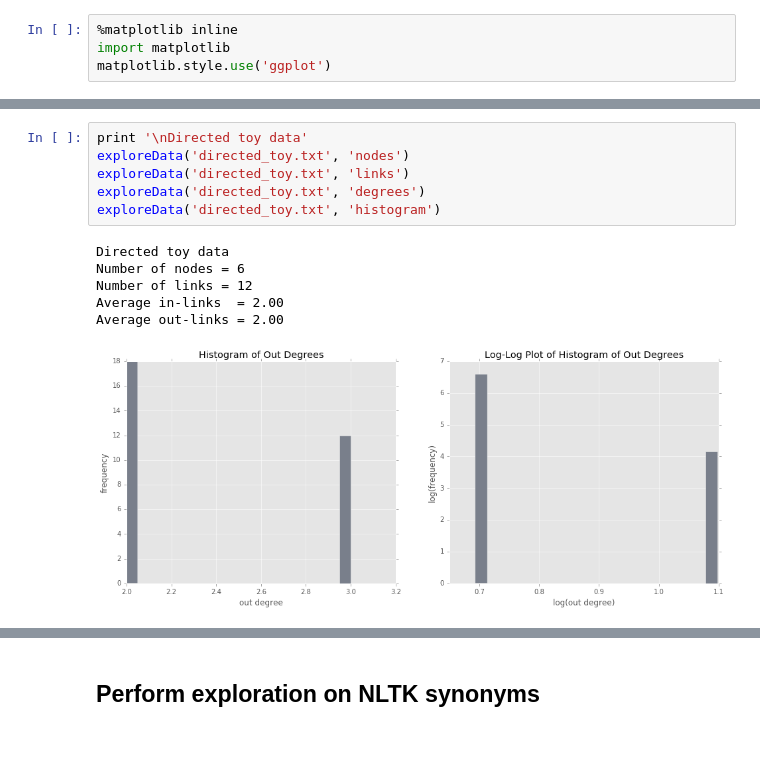
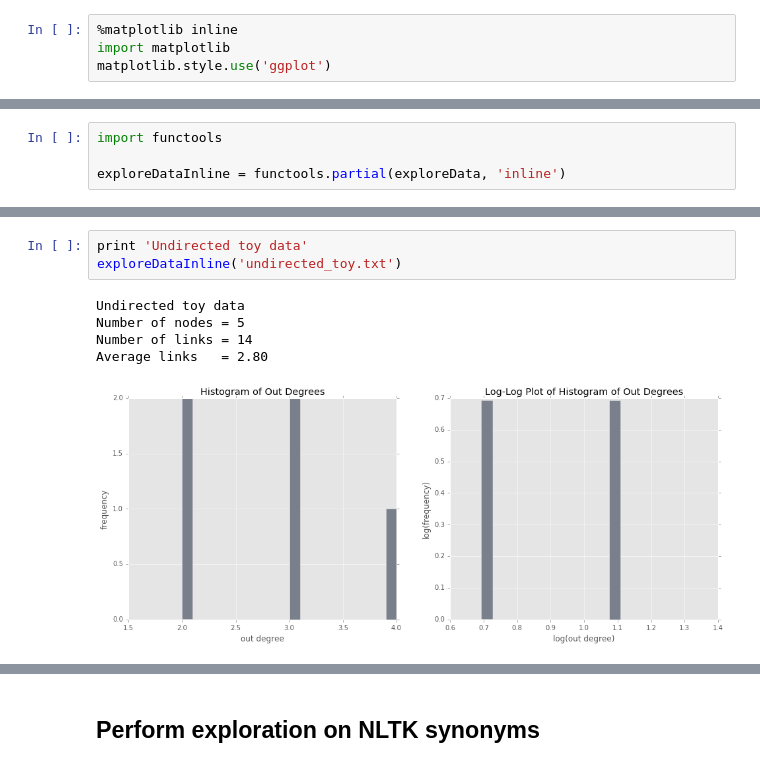
Before and after one commit to mseltz/W261-Fall2016, a Jupyter notebook: Week07/MIDS-W261-2016-HWK-Week07-DangSeltzer.ipynb, the cells around one changed output, grey strips where cells are left out. Cells and saved outputs as stored; diff of their text form.

Commit message:
Simplify data exploration code Switch to Hadoop instead of EMR for verification

```diff
--- a/Week07/MIDS-W261-2016-HWK-Week07-DangSeltzer.ipynb
+++ b/Week07/MIDS-W261-2016-HWK-Week07-DangSeltzer.ipynb
@@ -494,3 +431,7 @@ def exploreData(filename, exploreType):
+# %%
+import functools
+
+exploreDataInline = functools.partial(exploreData, 'inline')
 # %% [markdown]
 ## Test exploration on toy data sets
 
@@ -523,13 +451,9 @@ Average out-links = 2.80
-# %%
-print '\nDirected toy data'
-exploreData('directed_toy.txt', 'nodes')
-exploreData('directed_toy.txt', 'links')
-exploreData('directed_toy.txt', 'degrees')
-exploreData('directed_toy.txt', 'histogram')
-# %% [output]
-Directed toy data
-Number of nodes = 6
-Number of links = 12
-Average in-links  = 2.00
-Average out-links = 2.00
-[figure, removed]
+# %%
+print 'Undirected toy data'
+exploreDataInline('undirected_toy.txt')
+# %% [output]
+Undirected toy data
+Number of nodes = 5
+Number of links = 14
+Average links   = 2.80
+[figure, added]
```
Also changed, not shown: parts of 24 cells of this notebook, 1 other file.
